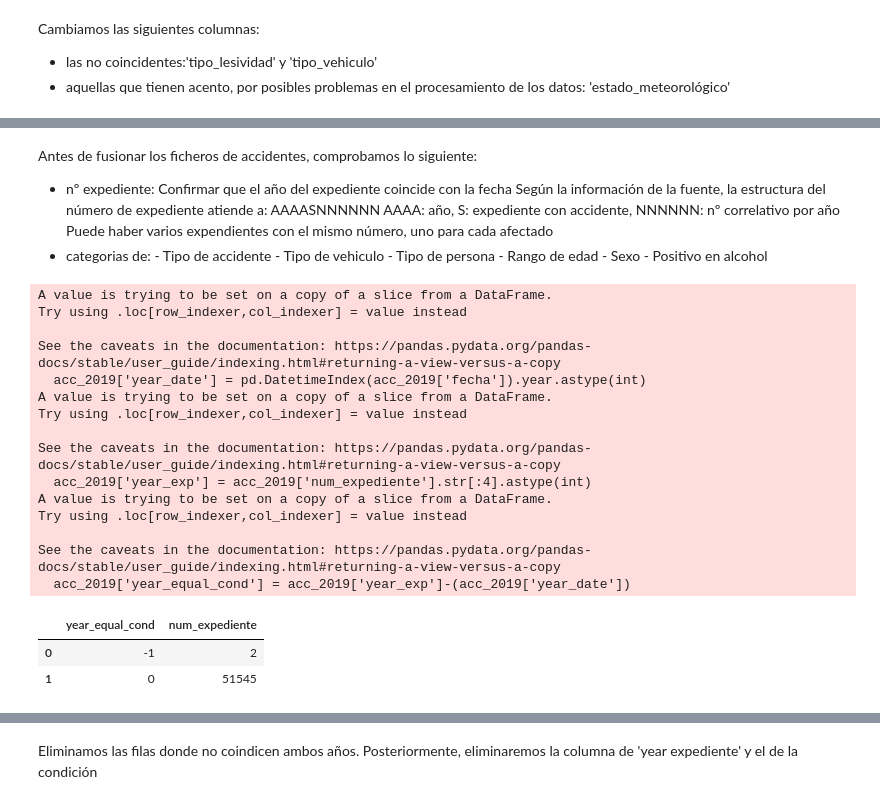
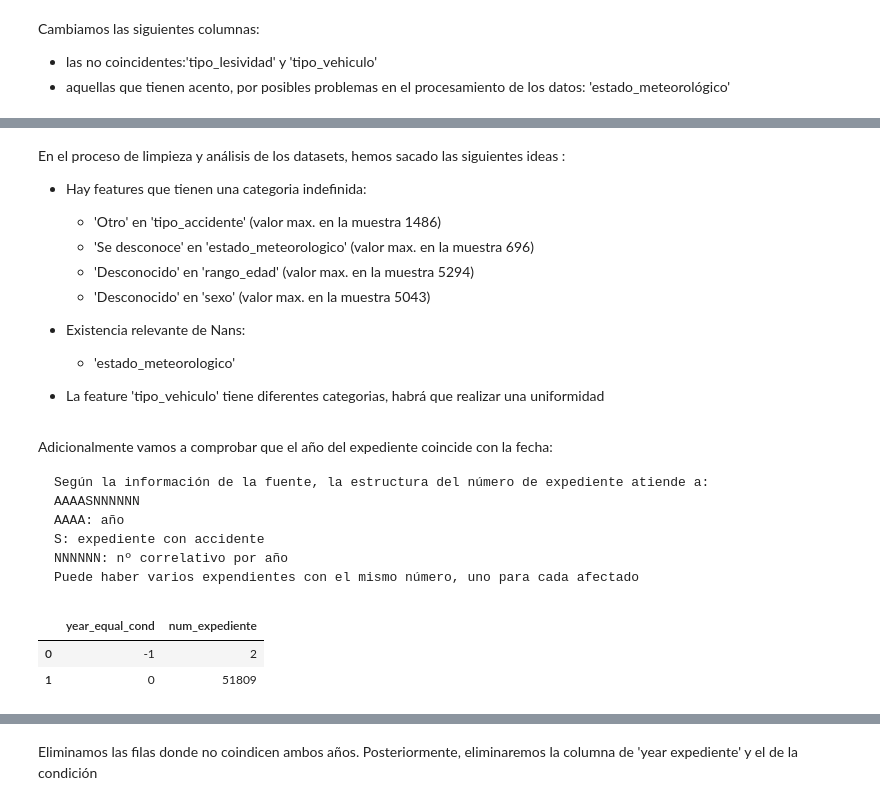
Before and after one commit to AnaGarciaPalomares/TFM3, a Jupyter notebook: Traffic_Data_cleanning.ipynb, the cells around one changed output, grey strips where cells are left out. Saved outputs shown, nothing was run; the diff lists cells and outputs as text; code cells hidden in the pictures.

Commit message:
finalizado cleaning y subida de docs

```diff
--- a/Traffic_Data_cleanning.ipynb
+++ b/Traffic_Data_cleanning.ipynb
@@ -138,5 +147,5 @@ Adicionalmente vamos a eliminar tambien las siguientes variables, ya que no apor
 # %%
-variables_to_drop = ['estado_meteorologico','cod_lesividad','tipo_lesividad','positiva_droga','localizacion',
+variables_to_drop = ['distrito','cod_lesividad','tipo_lesividad','positiva_droga','localizacion',
                      'numero']
 # %%
 accidents_2019_df_clean = accidents_2019_df.drop(variables_to_drop, axis=1)
@@ -209,40 +314,34 @@ count_nan_acc_check
+# %% [markdown]
+En el proceso de limpieza y análisis de los datasets, hemos sacado las siguientes ideas :
+- Hay features que tienen una categoria indefinida:
+    - 'Otro' en 'tipo_accidente' (valor max. en la muestra 1486)
+    - 'Se desconoce' en 'estado_meteorologico' (valor max. en la muestra 696)
+    - 'Desconocido' en 'rango_edad' (valor max. en la muestra 5294)
+    - 'Desconocido' en 'sexo' (valor max. en la muestra 5043)
+
+
+- Existencia relevante de Nans:
+    - 'estado_meteorologico'
+
+
+- La feature 'tipo_vehiculo' tiene diferentes categorias, habrá que realizar una uniformidad
 # %% [markdown]
-Antes de fusionar los ficheros de accidentes, comprobamos lo siguiente:
-- nº expediente: Confirmar que el año del expediente coincide con la fecha
+Adicionalmente vamos a comprobar que el año del expediente coincide con la fecha:
+
     Según la información de la fuente, la estructura del número de expediente atiende a:
     AAAASNNNNNN
-    AAAA: año, S: expediente con accidente, NNNNNN: nº correlativo por año
+    AAAA: año
+    S: expediente con accidente
+    NNNNNN: nº correlativo por año
     Puede haber varios expendientes con el mismo número, uno para cada afectado
-- categorias de:
-        - Tipo de accidente
-        - Tipo de vehiculo
-        - Tipo de persona
-        - Rango de edad
-        - Sexo
-        - Positivo en alcohol
 # %%
 import datetime
 # %%
-acc_2019['year_date'] = pd.DatetimeIndex(acc_2019['fecha']).year.astype(int)
-acc_2019['year_exp'] = acc_2019['num_expediente'].str[:4].astype(int)
-acc_2019['year_equal_cond'] = acc_2019['year_exp']-(acc_2019['year_date'])
-acc_2019.groupby('year_equal_cond')['num_expediente'].count().reset_index()
+accidents_2019_df_clean['year_date'] = pd.DatetimeIndex(accidents_2019_df_clean['fecha']).year.astype(int)
+accidents_2019_df_clean['year_exp'] = accidents_2019_df_clean['num_expediente'].str[:4].astype(int)
+accidents_2019_df_clean['year_equal_cond'] = accidents_2019_df_clean['year_exp']-(accidents_2019_df_clean['year_date'])
+accidents_2019_df_clean.groupby('year_equal_cond')['num_expediente'].count().reset_index()
 # %% [output]
-A value is trying to be set on a copy of a slice from a DataFrame.
-Try using .loc[row_indexer,col_indexer] = value instead
-
-See the caveats in the documentation: https://pandas.pydata.org/pandas-docs/stable/user_guide/indexing.html#returning-a-view-versus-a-copy
-  acc_2019['year_date'] = pd.DatetimeIndex(acc_2019['fecha']).year.astype(int)
-A value is trying to be set on a copy of a slice from a DataFrame.
-Try using .loc[row_indexer,col_indexer] = value instead
-
-See the caveats in the documentation: https://pandas.pydata.org/pandas-docs/stable/user_guide/indexing.html#returning-a-view-versus-a-copy
-  acc_2019['year_exp'] = acc_2019['num_expediente'].str[:4].astype(int)
-A value is trying to be set on a copy of a slice from a DataFrame.
-Try using .loc[row_indexer,col_indexer] = value instead
-
-See the caveats in the documentation: https://pandas.pydata.org/pandas-docs/stable/user_guide/indexing.html#returning-a-view-versus-a-copy
-  acc_2019['year_equal_cond'] = acc_2019['year_exp']-(acc_2019['year_date'])
 |  | year_equal_cond | num_expediente |
 | 0 | -1 | 2 |
-| 1 | 0 | 51545 |
+| 1 | 0 | 51809 |
```
Also changed, not shown: parts of 70 cells of this notebook, 4 other files.
